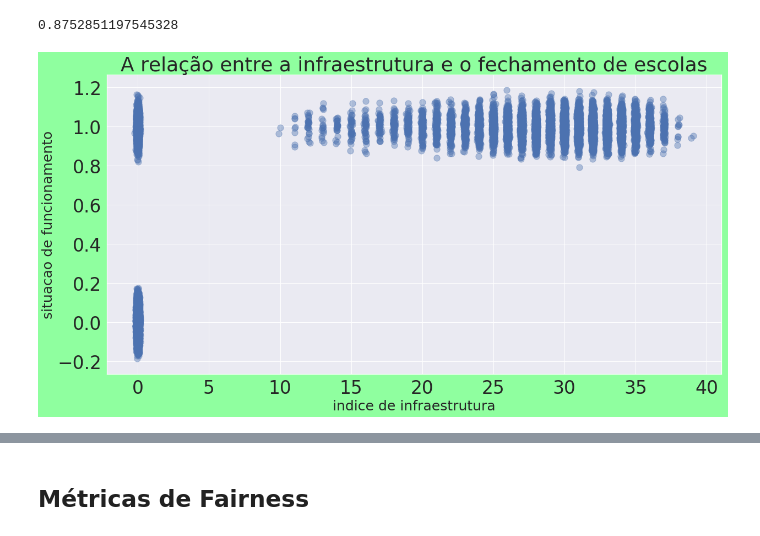
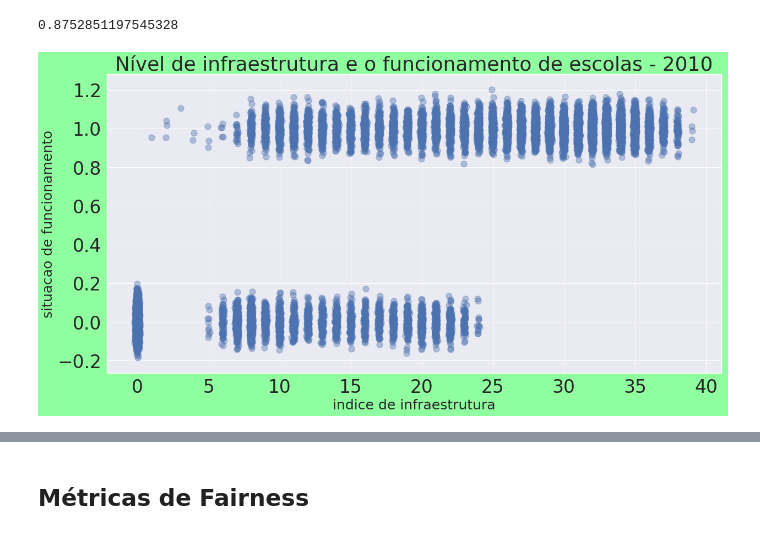
Before and after one commit to martimallow/escola_fechada, a Jupyter notebook: primeiras_analises.ipynb, the cells around one changed output, grey strips where cells are left out. Saved outputs shown, nothing was run; the diff lists cells and outputs as text; code cells hidden in the pictures.

```diff
--- a/primeiras_analises.ipynb
+++ b/primeiras_analises.ipynb
@@ -87,10 +87,10 @@ Tratamos apenas de duas opções:
     0. Escola não está em funcionamento (paralisada ou fechada)
     1. Escola em funcionamento
 # %%
-df2018['TP_SITUACAO_FUNCIONAMENTO'] = np.where(df2018['TP_SITUACAO_FUNCIONAMENTO'] > 1, 0, df2018['TP_SITUACAO_FUNCIONAMENTO'])
-df2018 = df2018.fillna(value=0)
+df2010['TP_SITUACAO_FUNCIONAMENTO_y'] = np.where(df2010['TP_SITUACAO_FUNCIONAMENTO_y'] > 1, 0, df2010['TP_SITUACAO_FUNCIONAMENTO_y'])
+df2010 = df2010.fillna(value=0)
 
-corr = df2018.corrwith(df2018['TP_SITUACAO_FUNCIONAMENTO'], axis = 0).to_frame()#.values.reshape(-1, 1)
+corr = df2010.corrwith(df2010['TP_SITUACAO_FUNCIONAMENTO_y'], axis = 0).to_frame()#.values.reshape(-1, 1)
 # %%
 fig = plt.figure(figsize = (35, 130))
 sns.set(font_scale=3)
@@ -359,20 +359,20 @@ df2010.TP_SITUACAO_FUNCIONAMENTO_y.corr(df2010.infra)
 df2018 = df2018.apply (pd.to_numeric, errors='coerce')
 df2018 = df2018.fillna(0)
 # %%
-n = df2018.shape[0]
+n = df2010.shape[0]
 
-x = df2018['infra']  + np.random.normal(0, 0.05, size=n)
-y = df2018['TP_SITUACAO_FUNCIONAMENTO'] + np.random.normal(0, 0.05, size=n)
+x = df2010['infra']  + np.random.normal(0, 0.05, size=n)
+y = df2010['TP_SITUACAO_FUNCIONAMENTO_y'] + np.random.normal(0, 0.05, size=n)
 
 fig = plt.figure(figsize = (20, 10))
 fig.patch.set_facecolor('xkcd:mint green')
 plt.scatter(x, y, s=np.pi*40, alpha=0.4)
-plt.title('A relação entre a infraestrutura e o fechamento de escolas')
+plt.title('Nível de infraestrutura e o funcionamento de escolas - 2010')
 plt.ylabel('situacao de funcionamento',fontsize=25)
 plt.xlabel('indice de infraestrutura',fontsize=25)
 plt.show()
 # %% [output]
-[figure, old version]
+[figure, new version]
 # %%
 #transformando saida em inteirios pois logitico só funciona pra binario
 df2010['TP_SITUACAO_FUNCIONAMENTO_y'] =  df2010['TP_SITUACAO_FUNCIONAMENTO_y'].astype('int64')
```
Also changed, not shown: parts of 20 cells of this notebook.
